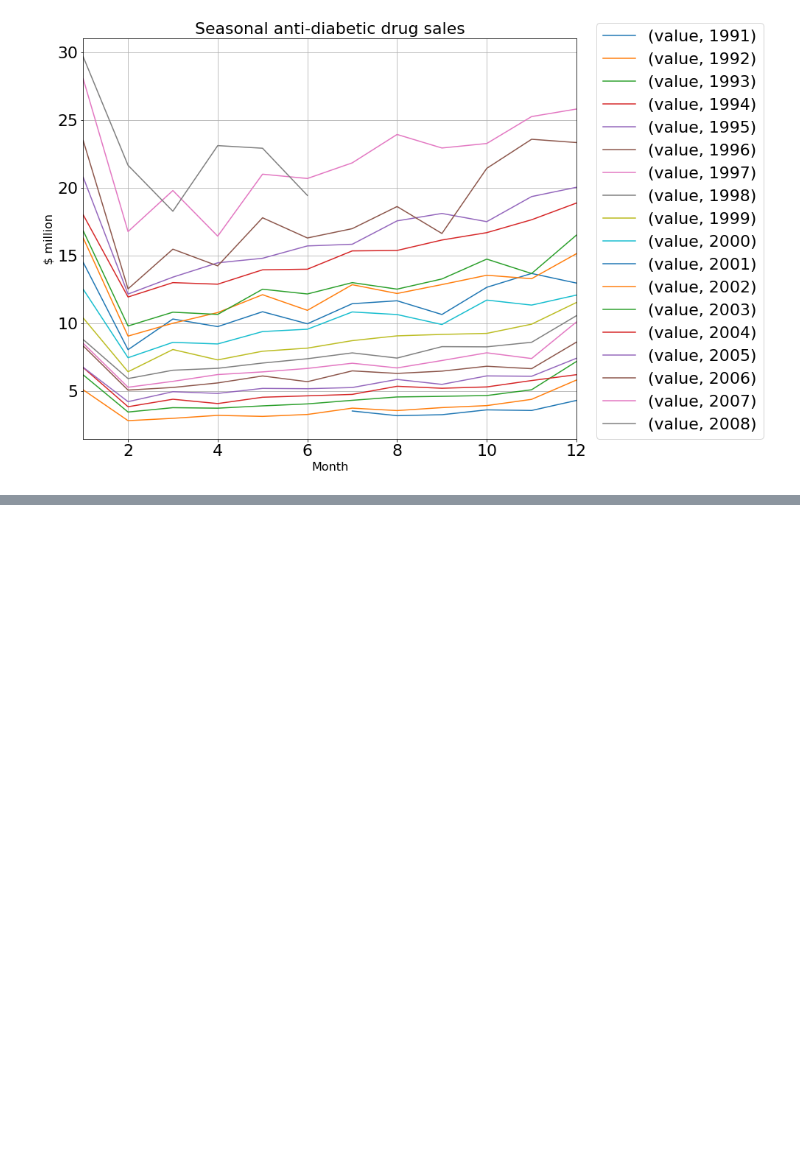
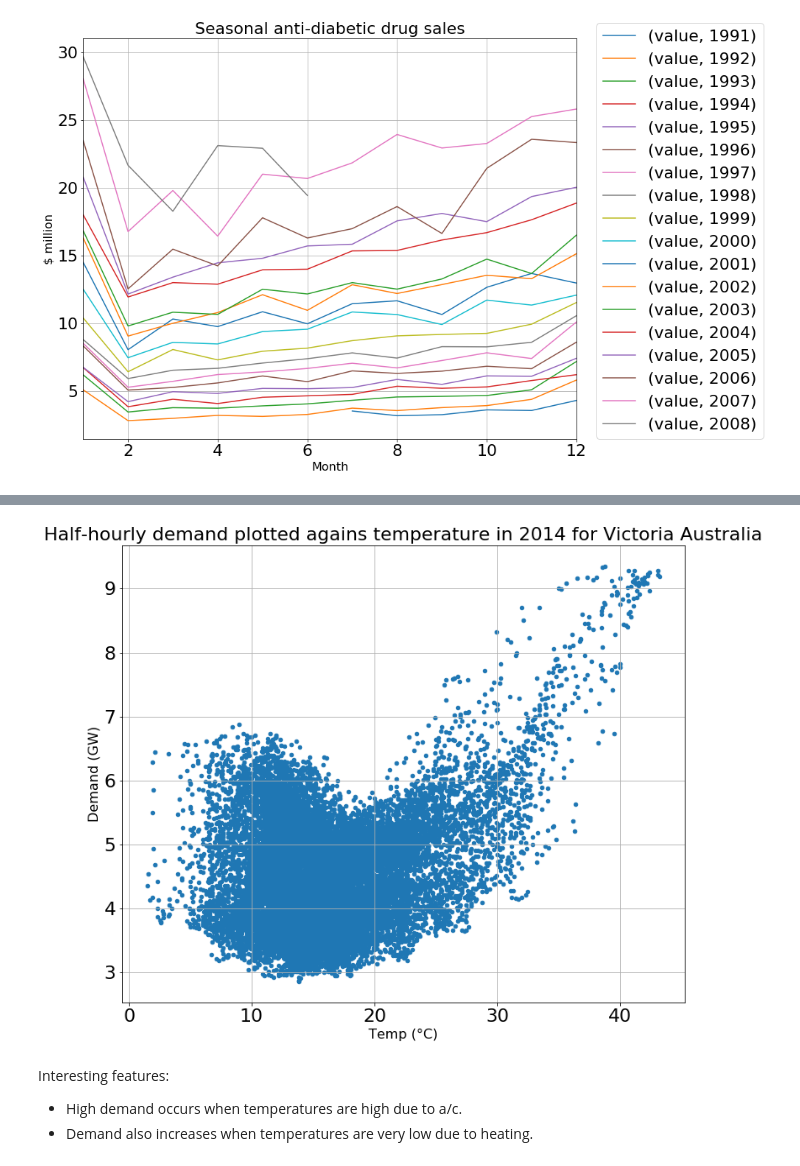
Before and after one commit to robahall/tswalkthrough, a Jupyter notebook: notebooks/1.0-rah-ch2_time_series_graphics.ipynb, the cells around one changed output, grey strips where cells are left out. Drawn from its saved outputs; the diff is of its cells as text; code cells hidden in the pictures; blank space fills up the shorter version.

```diff
--- a/notebooks/1.0-rah-ch2_time_series_graphics.ipynb
+++ b/notebooks/1.0-rah-ch2_time_series_graphics.ipynb
@@ -130,0 +159,14 @@ Interesting features:
+# %%
+elecdemand.plot(x = 'Temperature', y = 'Demand',  kind = 'scatter', figsize = (12,10))
+
+
+plt.xlabel("Temp (°C)", fontsize=16)
+plt.ylabel("Demand (GW)", fontsize=16)
+plt.title("Half-hourly demand plotted agains temperature in 2014 for Victoria Australia", fontsize=22)
+plt.grid(True)
+# %% [output]
+[figure, added]
+# %% [markdown]
+Interesting features:
+* High demand occurs when temperatures are high due to a/c.
+* Demand also increases when temperatures are very low due to heating.
```
Also changed, not shown: parts of 7 cells of this notebook.
